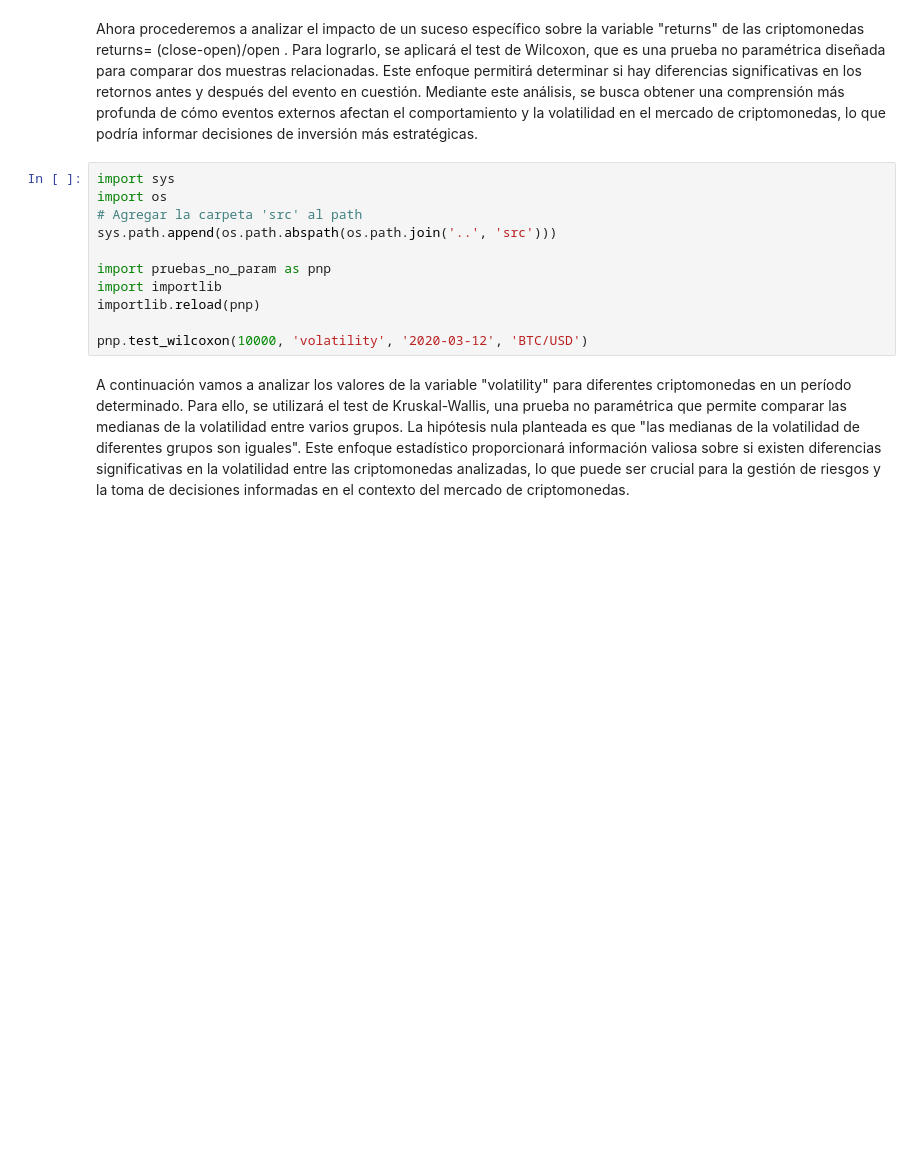
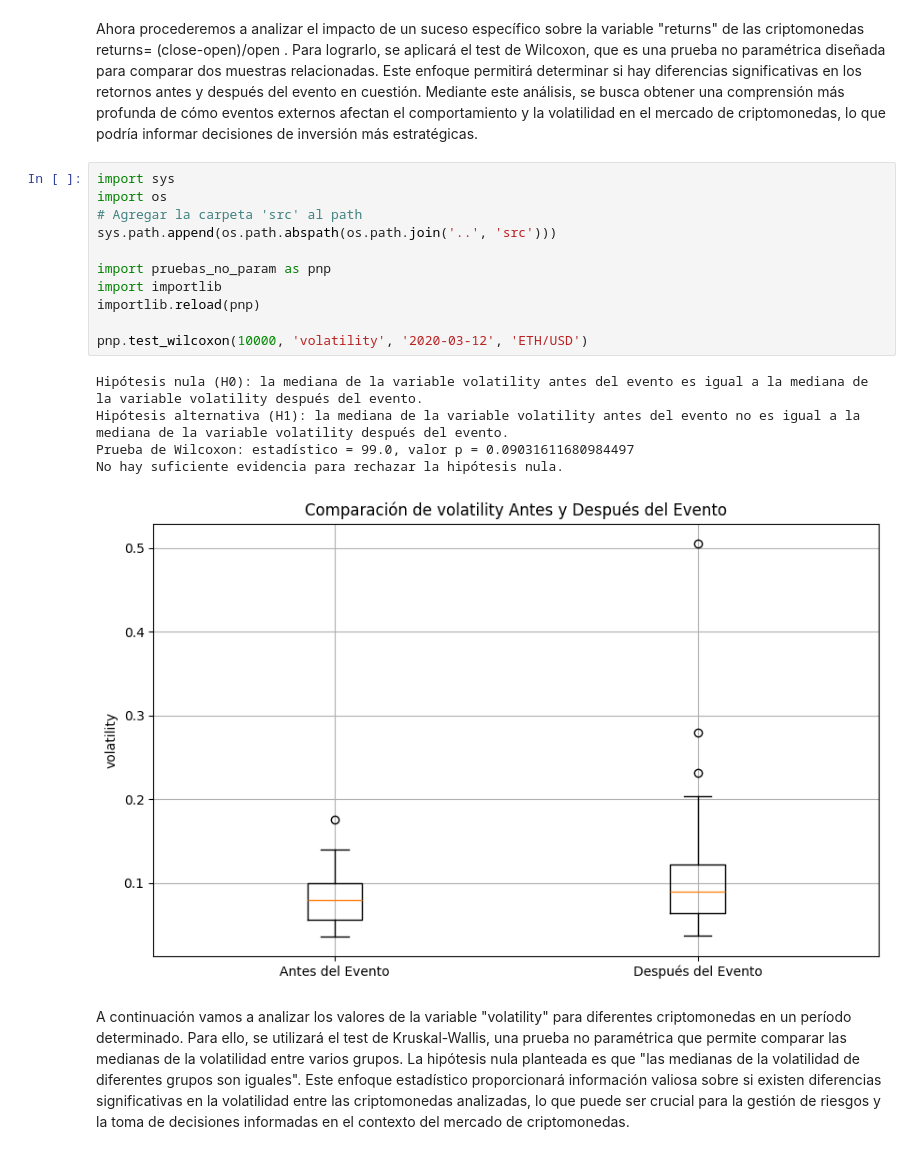
Before and after one commit to ArcanoxXx-01/Crypto, a Jupyter notebook: notebooks/presentation.ipynb, the cells around one changed output. Drawn from its saved outputs; the diff is of its cells as text; blank space fills up the shorter version.

```diff
--- a/notebooks/presentation.ipynb
+++ b/notebooks/presentation.ipynb
@@ -140,14 +247,20 @@ Ahora procederemos a analizar el impacto de un suceso específico sobre la varia
 # %%
 import sys
 import os
 # Agregar la carpeta 'src' al path
 sys.path.append(os.path.abspath(os.path.join('..', 'src')))
 
 import pruebas_no_param as pnp
 import importlib
 importlib.reload(pnp)
 
-pnp.test_wilcoxon(10000, 'volatility', '2020-03-12', 'BTC/USD')
+pnp.test_wilcoxon(10000, 'volatility', '2020-03-12', 'ETH/USD')
+# %% [output]
+Hipótesis nula (H0): la mediana de la variable volatility antes del evento es igual a la mediana de la variable volatility después del evento.
+Hipótesis alternativa (H1): la mediana de la variable volatility antes del evento no es igual a la mediana de la variable volatility después del evento.
+Prueba de Wilcoxon: estadístico = 99.0, valor p = 0.09031611680984497
+No hay suficiente evidencia para rechazar la hipótesis nula.
+[figure, added]
 # %% [markdown]
 A continuación vamos a analizar los valores de la variable "volatility" para diferentes criptomonedas en un período determinado. Para ello, se utilizará el test de Kruskal-Wallis, una prueba no paramétrica que permite comparar las medianas de la volatilidad entre varios grupos. La hipótesis nula planteada es que "las medianas de la volatilidad de diferentes grupos son iguales". Este enfoque estadístico proporcionará información valiosa sobre si existen diferencias significativas en la volatilidad entre las criptomonedas analizadas, lo que puede ser crucial para la gestión de riesgos y la toma de decisiones informadas en el contexto del mercado de criptomonedas.
 # %%
```
Also changed, not shown: parts of 21 cells of this notebook, 2 other files.
